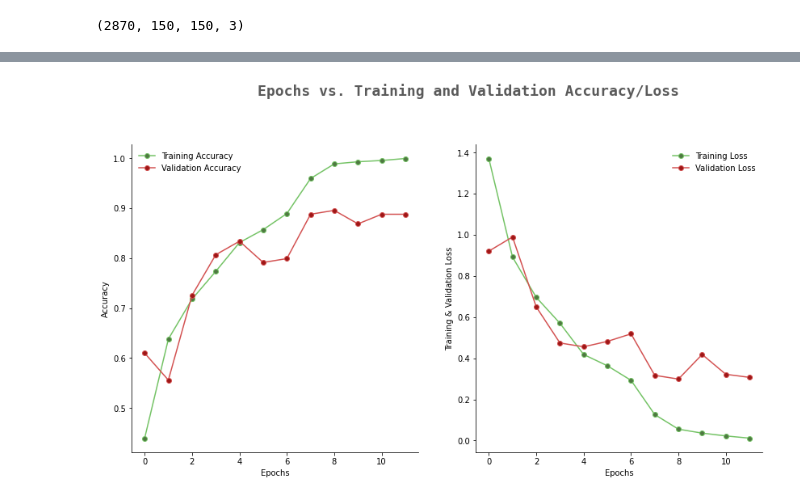
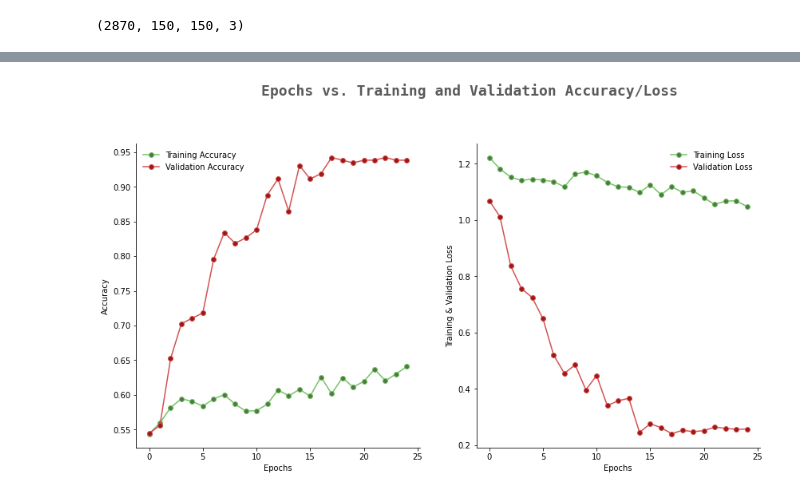
Before and after one commit to frnocentini/brain-tumor-classification, a Jupyter notebook: Brain tumor classification.ipynb, the cells around one changed output, grey strips where cells are left out. Drawn from its saved outputs; the diff is of its cells as text; code cells hidden in the pictures.

```diff
--- a/Brain tumor classification.ipynb
+++ b/Brain tumor classification.ipynb
@@ -122,0 +227,4 @@ X_train.shape
+# %%
+augmented_images = [train[0][0][0] for i in range(5)]
+for i in range(4):
+    plt.imshow(augmented_images[i])
@@ -124,10 +266,10 @@ X_train.shape
 X_train,X_test,y_train,y_test = train_test_split(X_train,y_train, test_size=0.1,random_state=101)
 # %%
 
-from sklearn.model_selection import train_test_split
-X_train,X_val,y_train,y_val=train_test_split(X_train,y_train,test_size=.3)
+#from sklearn.model_selection import train_test_split
+#X_train,X_val,y_train,y_val=train_test_split(X_train,y_train,test_size=.3)
 
-print((X_train.shape,y_train.shape))
-print((X_val.shape,y_val.shape))
-print((X_test.shape,y_test.shape))
+#print((X_train.shape,y_train.shape))
+#print((X_val.shape,y_val.shape))
+#print((X_test.shape,y_test.shape))
 # X_test forms the test images, and y_test forms the test labels
@@ -177,7 +339,7 @@ plot_model(cnn,show_shapes=True, show_layer_names=True, rankdir='TB', expand_nes
 # %%
-early = EarlyStopping(monitor='val_loss', mode='min', patience=3)
-learning_rate_reduction = ReduceLROnPlateau(monitor='val_loss', patience = 2, verbose=1,factor=0.3, min_lr=0.000001)
-callbacks_list = [ early, learning_rate_reduction]
+#early = EarlyStopping(monitor='val_loss', mode='min', patience=3)
+learning_rate_reduction = ReduceLROnPlateau(monitor='val_loss',  verbose=1,factor=0.3, min_lr=0.0001)
+#callbacks_list = [ early, learning_rate_reduction]
 # %%
 cnn.summary()
 # %% [output]
@@ -213,4 +374,7 @@ ERROR: Timed out waiting for TensorBoard to start. It may still be running as pi
 # %%
-history = cnn.fit(X_train,y_train,validation_split=0.1, epochs =12, verbose=1, batch_size=32,
+#fase di fitting
+STEP_SIZE_TRAIN=train.n//train.batch_size
+STEP_SIZE_VALID=valid.n//valid.batch_size
+history = cnn.fit(train, validation_data = valid, steps_per_epoch=STEP_SIZE_TRAIN, epochs =25, validation_steps=STEP_SIZE_VALID, verbose=1,
                    callbacks=[tensorboard,checkpoint, learning_rate_reduction])
 # %% [output]
@@ -222,35 +400,37 @@ KeyboardInterrupt:
 # %%
+#Andamento dell'accuracy e della perdita (loss) durante il training della rete
+
 filterwarnings('ignore')
 
-epochs = [i for i in range(12)]
+epochs = [i for i in range(25)]
 fig, ax = plt.subplots(1,2,figsize=(14,7))
 train_acc = history.history['accuracy']
 train_loss = history.history['loss']
-val_acc = history.history['val_accuracy']
-val_loss = history.history['val_loss']
+#val_acc = history.history['val_accuracy']
+#val_loss = history.history['val_loss']
 
 fig.text(s='Epochs vs. Training and Validation Accuracy/Loss',size=18,fontweight='bold',
              fontname='monospace',color=colors_dark[1],y=1,x=0.28,alpha=0.8)
 
 sns.despine()
 ax[0].plot(epochs, train_acc, marker='o',markerfacecolor=colors_green[2],color=colors_green[3],
            label = 'Training Accuracy')
 ax[0].plot(epochs, val_acc, marker='o',markerfacecolor=colors_red[2],color=colors_red[3],
            label = 'Validation Accuracy')
 ax[0].legend(frameon=False)
 ax[0].set_xlabel('Epochs')
 ax[0].set_ylabel('Accuracy')
 
 sns.despine()
 ax[1].plot(epochs, train_loss, marker='o',markerfacecolor=colors_green[2],color=colors_green[3],
            label ='Training Loss')
 ax[1].plot(epochs, val_loss, marker='o',markerfacecolor=colors_red[2],color=colors_red[3],
            label = 'Validation Loss')
 ax[1].legend(frameon=False)
 ax[1].set_xlabel('Epochs')
 ax[1].set_ylabel('Training & Validation Loss')
 
 fig.show()
 # %% [output]
-[figure, old version]
+[figure, new version]
 # %%
```
Also changed, not shown: parts of 59 cells of this notebook.
